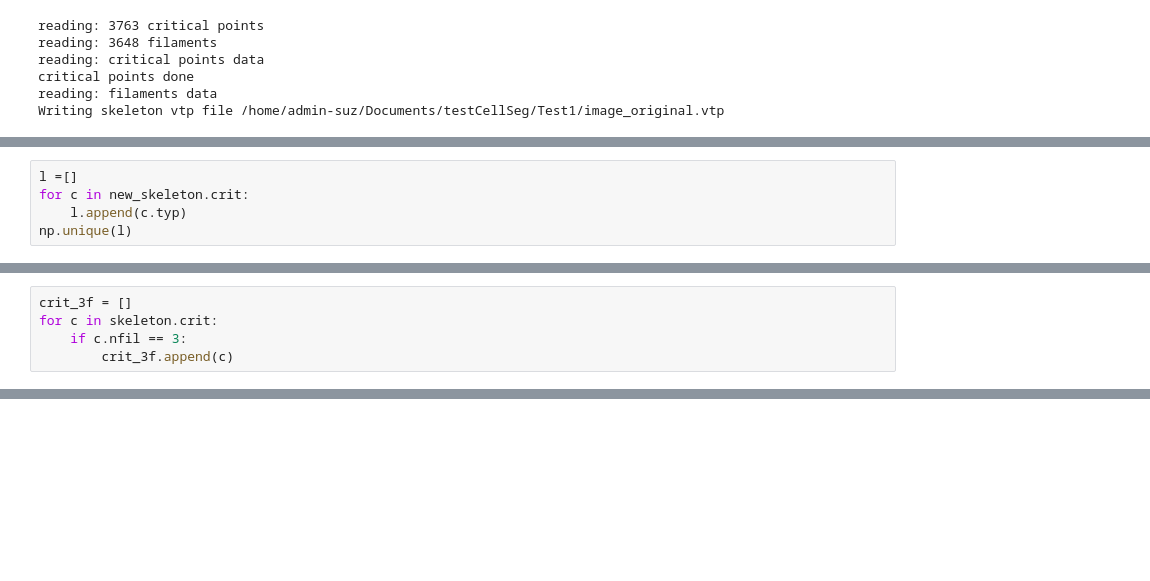
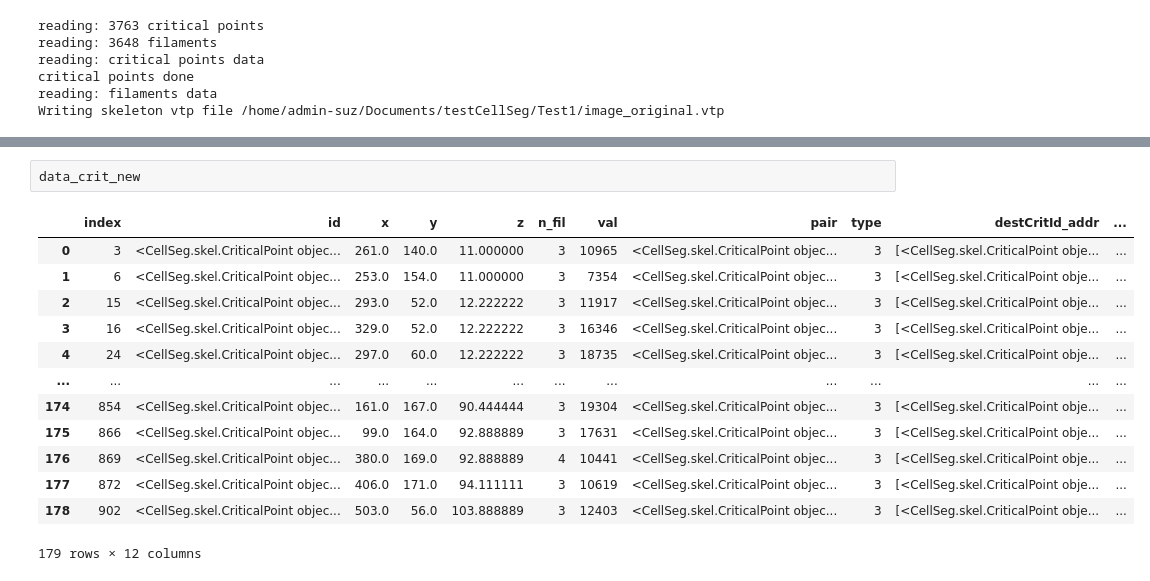
Before and after one commit to suzannelab/Dissect, a Jupyter notebook: notebook/skeleton-Copy1.ipynb, the cells around one changed output, grey strips where cells are left out. Saved outputs shown, nothing was run; the diff lists cells and outputs as text; blank space fills up the shorter version.

```diff
--- a/notebook/skeleton-Copy1.ipynb
+++ b/notebook/skeleton-Copy1.ipynb
@@ -356,5 +33,0 @@ skeleton.write_vtp(os.path.join(directory, "trimer_"+str(threshold)+"removefil2"
-# %%
-l =[]
-for c in new_skeleton.crit:
-    l.append(c.typ)
-np.unique(l)
@@ -417,5 +33,0 @@ skeleton = copy.deepcopy(new_skeleton)
-# %%
-crit_3f = []
-for c in skeleton.crit:
-    if c.nfil == 3:
-        crit_3f.append(c)
@@ -494,0 +229,16 @@ skeleton.crit_data_name
+# %%
+data_crit_new
+# %% [output]
+|  | index | id | x | y | z | n_fil | val | pair | type | destCritId_addr | ... |
+| 0 | 3 | <CellSeg.skel.CriticalPoint objec... | 261.0 | 140.0 | 11.000000 | 3 | 10965 | <CellSeg.skel.CriticalPoint objec... | 3 | [<CellSeg.skel.CriticalPoint obje... | ... |
+| 1 | 6 | <CellSeg.skel.CriticalPoint objec... | 253.0 | 154.0 | 11.000000 | 3 | 7354 | <CellSeg.skel.CriticalPoint objec... | 3 | [<CellSeg.skel.CriticalPoint obje... | ... |
+| 2 | 15 | <CellSeg.skel.CriticalPoint objec... | 293.0 | 52.0 | 12.222222 | 3 | 11917 | <CellSeg.skel.CriticalPoint objec... | 3 | [<CellSeg.skel.CriticalPoint obje... | ... |
+| 3 | 16 | <CellSeg.skel.CriticalPoint objec... | 329.0 | 52.0 | 12.222222 | 3 | 16346 | <CellSeg.skel.CriticalPoint objec... | 3 | [<CellSeg.skel.CriticalPoint obje... | ... |
+| 4 | 24 | <CellSeg.skel.CriticalPoint objec... | 297.0 | 60.0 | 12.222222 | 3 | 18735 | <CellSeg.skel.CriticalPoint objec... | 3 | [<CellSeg.skel.CriticalPoint obje... | ... |
+| ... | ... | ... | ... | ... | ... | ... | ... | ... | ... | ... | ... |
+| 174 | 854 | <CellSeg.skel.CriticalPoint objec... | 161.0 | 167.0 | 90.444444 | 3 | 19304 | <CellSeg.skel.CriticalPoint objec... | 3 | [<CellSeg.skel.CriticalPoint obje... | ... |
+| 175 | 866 | <CellSeg.skel.CriticalPoint objec... | 99.0 | 164.0 | 92.888889 | 3 | 17631 | <CellSeg.skel.CriticalPoint objec... | 3 | [<CellSeg.skel.CriticalPoint obje... | ... |
+| 176 | 869 | <CellSeg.skel.CriticalPoint objec... | 380.0 | 169.0 | 92.888889 | 4 | 10441 | <CellSeg.skel.CriticalPoint objec... | 3 | [<CellSeg.skel.CriticalPoint obje... | ... |
+| 177 | 872 | <CellSeg.skel.CriticalPoint objec... | 406.0 | 171.0 | 94.111111 | 3 | 10619 | <CellSeg.skel.CriticalPoint objec... | 3 | [<CellSeg.skel.CriticalPoint obje... | ... |
+| 178 | 902 | <CellSeg.skel.CriticalPoint objec... | 503.0 | 56.0 | 103.888889 | 3 | 12403 | <CellSeg.skel.CriticalPoint objec... | 3 | [<CellSeg.skel.CriticalPoint obje... | ... |
+179 rows × 12 columns
```
Also changed, not shown: parts of 48 cells of this notebook, 1 other file.
